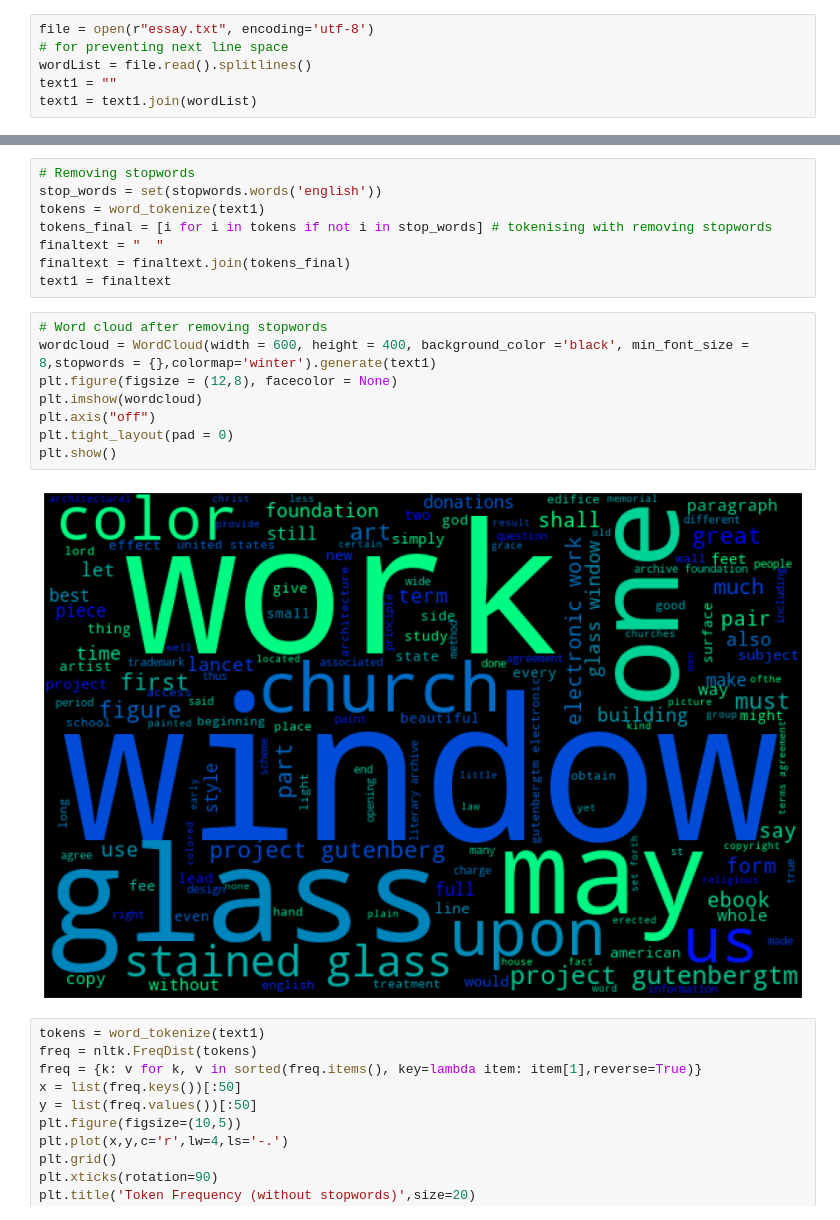
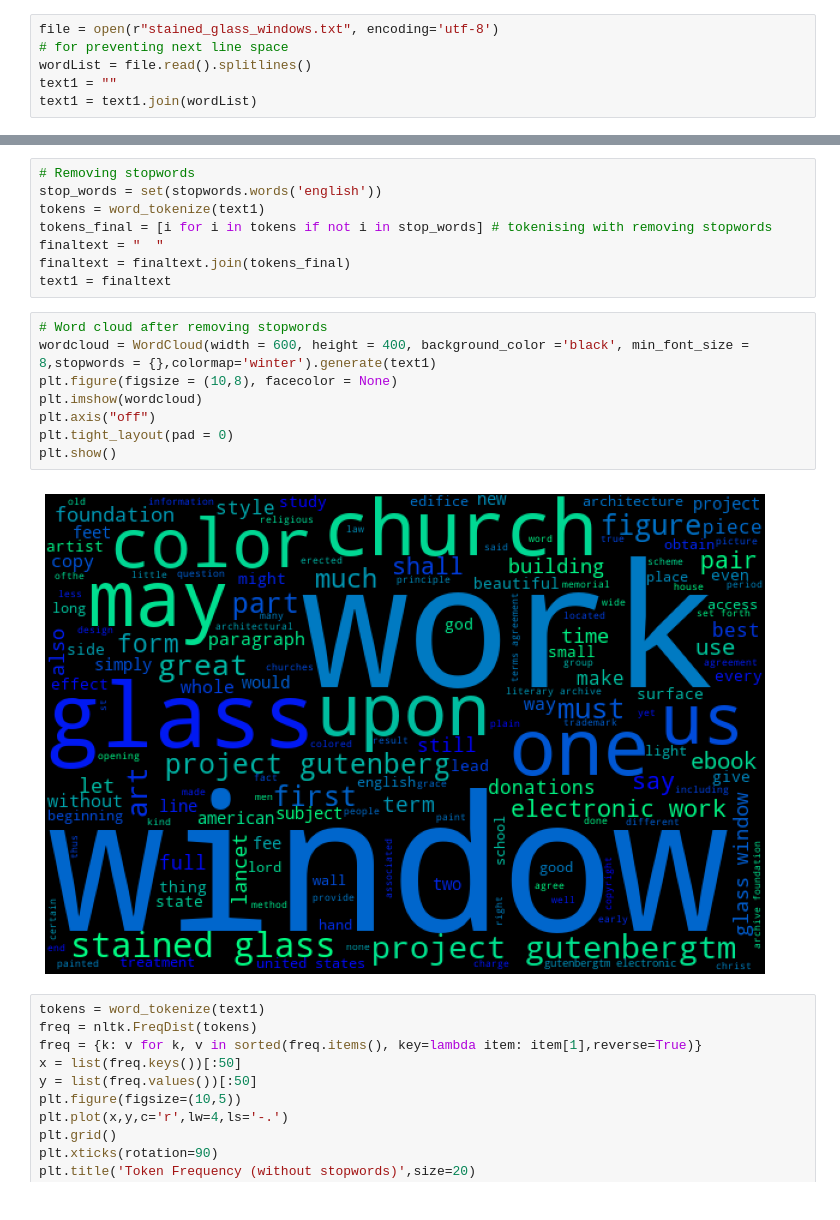
Before and after one commit to Devu-Goyal/NLP-Project-Round-1, a Jupyter notebook: Project_Round1_2.ipynb, the cells around one changed output, grey strips where cells are left out. Saved outputs shown, nothing was run; the diff lists cells and outputs as text.

```diff
--- a/Project_Round1_2.ipynb
+++ b/Project_Round1_2.ipynb
@@ -30,7 +30,7 @@ from nltk.corpus import stopwords
 [nltk_data] Downloading package wordnet to /root/nltk_data...
 [nltk_data]   Unzipping corpora/wordnet.zip.
 # %%
-file = open(r"essay.txt", encoding='utf-8')
+file = open(r"stained_glass_windows.txt", encoding='utf-8')
 # for preventing next line space
 wordList = file.read().splitlines()
 text1 = ""
@@ -126,13 +128,13 @@ text1 = finaltext
 # %%
 # Word cloud after removing stopwords
 wordcloud = WordCloud(width = 600, height = 400, background_color ='black', min_font_size = 8,stopwords = {},colormap='winter').generate(text1)
-plt.figure(figsize = (12,8), facecolor = None)
+plt.figure(figsize = (10,8), facecolor = None)
 plt.imshow(wordcloud)
 plt.axis("off")
 plt.tight_layout(pad = 0)
 plt.show()
 # %% [output]
-[figure, old version]
+[figure, new version]
 # %%
 tokens = word_tokenize(text1)
 freq = nltk.FreqDist(tokens)
```
Also changed, not shown: parts of 3 cells of this notebook.
